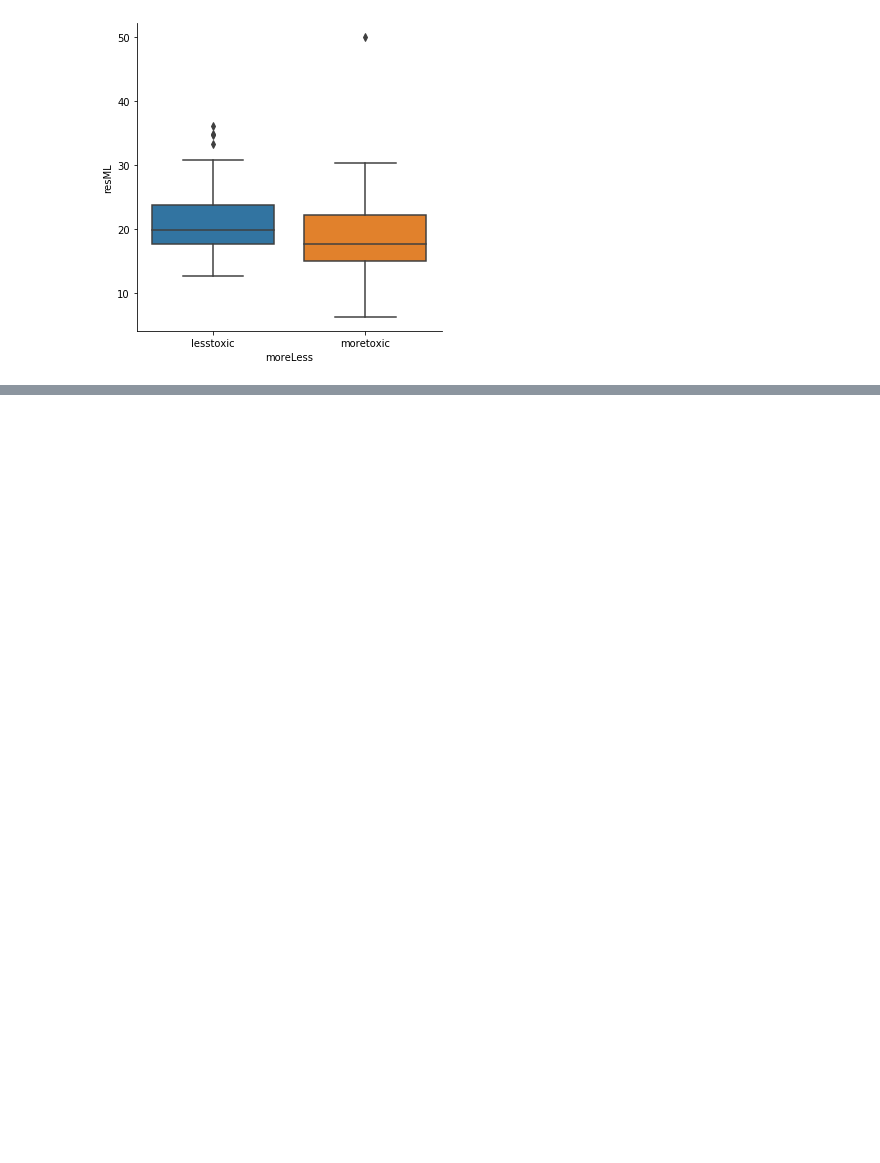
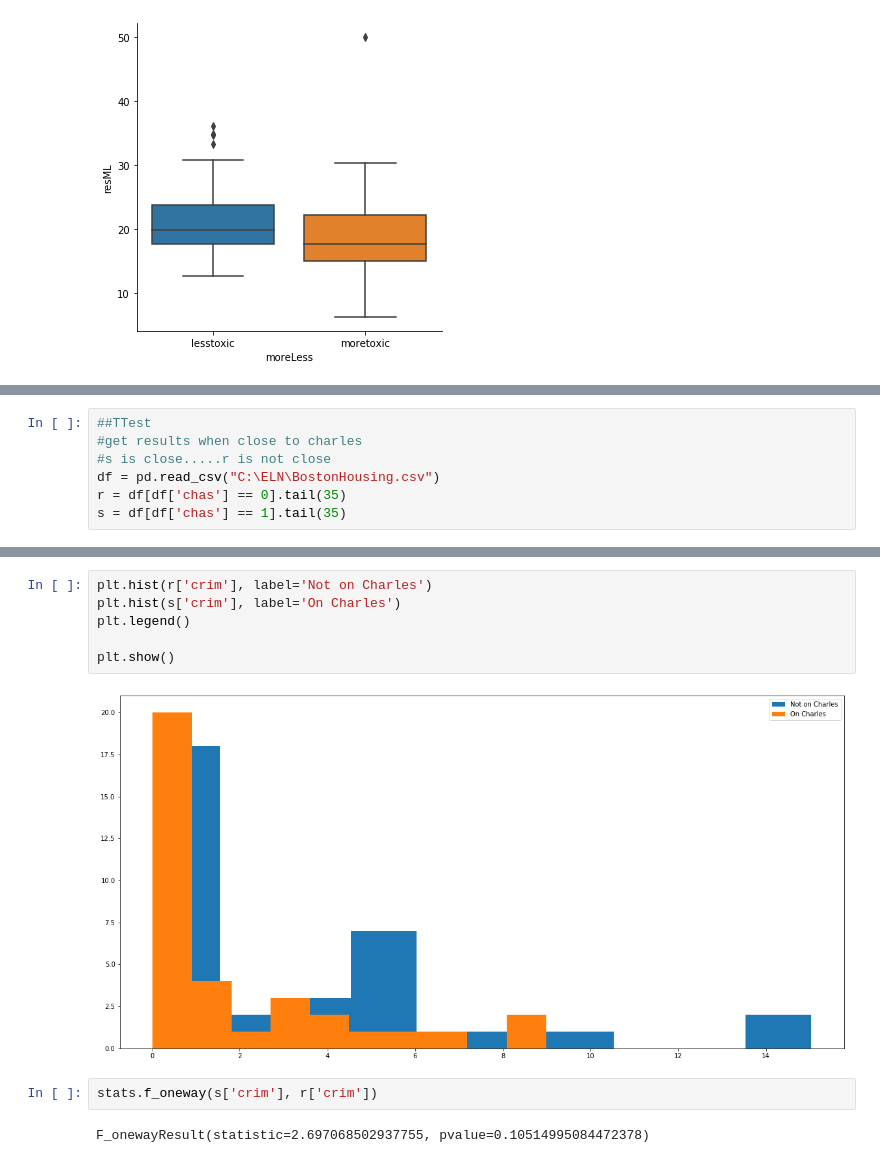
Before and after one commit to kennycolsh/Machine-Learning-Assessment-1, a Jupyter notebook: MacLearning-Ass1.ipynb, the cells around one changed output, grey strips where cells are left out. Drawn from its saved outputs; the diff is of its cells as text; blank space fills up the shorter version.

```diff
--- a/MacLearning-Ass1.ipynb
+++ b/MacLearning-Ass1.ipynb
@@ -208,0 +250,7 @@ sns.catplot(x ='moreLess', y = 'resML',kind='box',data=df)
+# %%
+##TTest
+#get results when close to charles
+#s is close.....r is not close
+df = pd.read_csv("C:\ELN\BostonHousing.csv")
+r = df[df['chas'] == 0].tail(35)
+s = df[df['chas'] == 1].tail(35)
@@ -208,0 +261,12 @@ sns.catplot(x ='moreLess', y = 'resML',kind='box',data=df)
+# %%
+plt.hist(r['crim'], label='Not on Charles')
+plt.hist(s['crim'], label='On Charles')
+plt.legend()
+
+plt.show()
+# %% [output]
+[figure, added]
+# %%
+stats.f_oneway(s['crim'], r['crim'])
+# %% [output]
+F_onewayResult(statistic=2.697068502937755, pvalue=0.10514995084472378)
```
Also changed, not shown: parts of 7 cells of this notebook.
